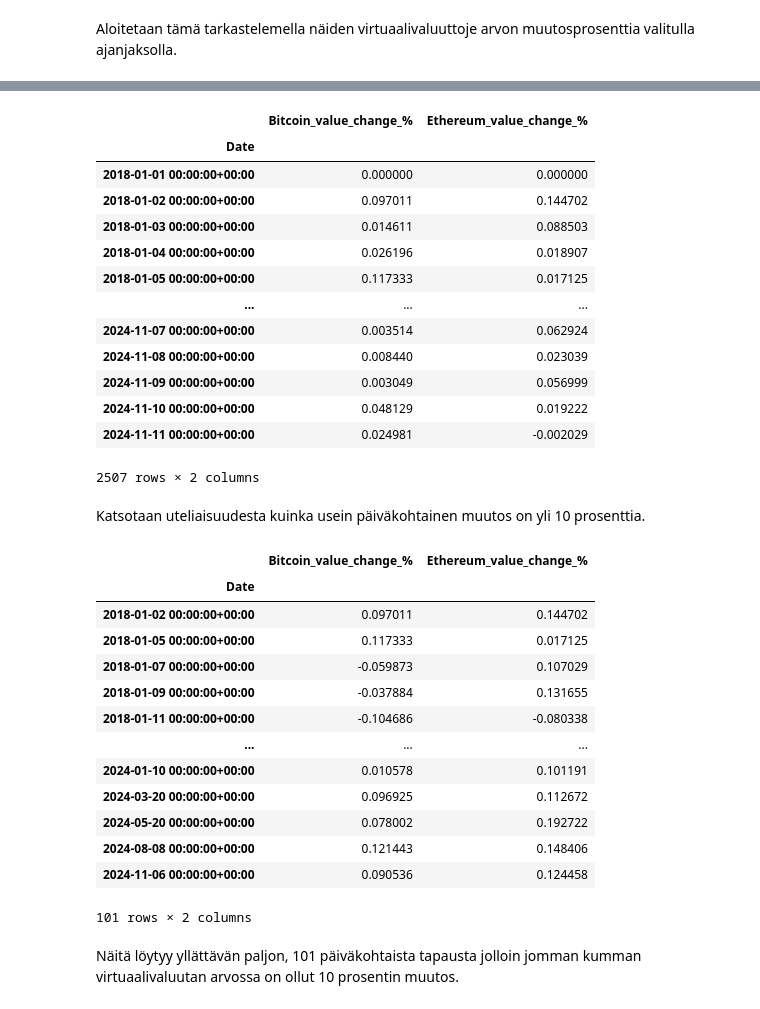
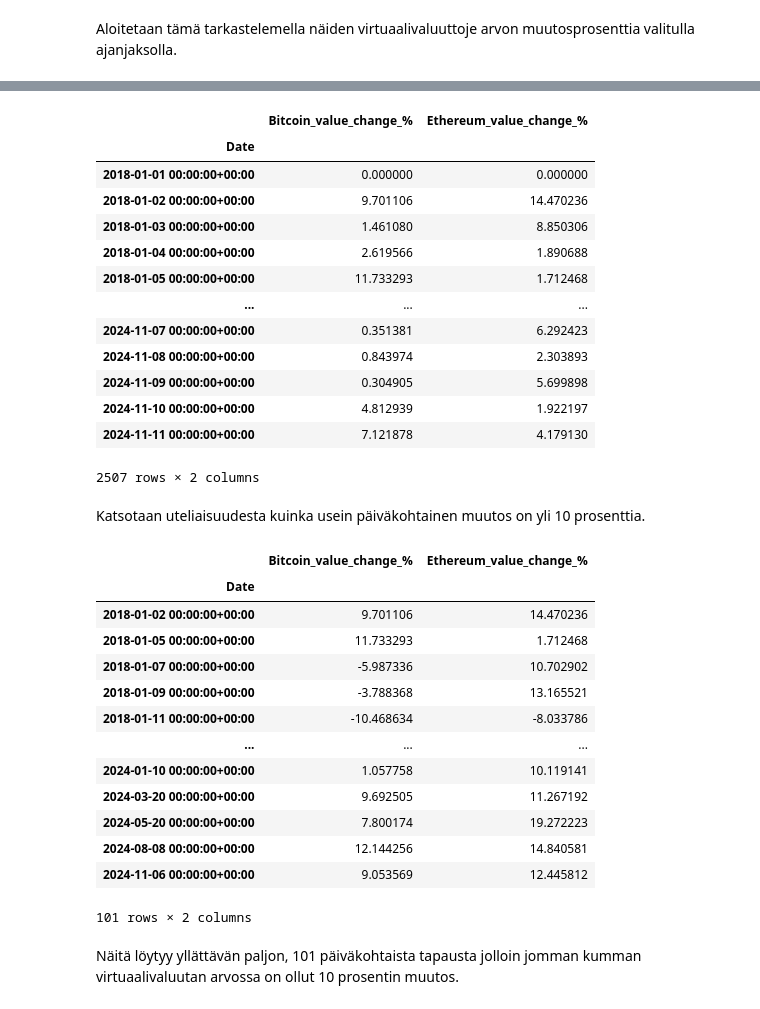
Before and after one commit to TatuE/Data_analytics, a Jupyter notebook: assignment_2/Tehtava_2_aikasarjat.ipynb, the cells around one changed output, grey strips where cells are left out. Drawn from its saved outputs; the diff is of its cells as text; code cells hidden in the pictures.

```diff
--- a/assignment_2/Tehtava_2_aikasarjat.ipynb
+++ b/assignment_2/Tehtava_2_aikasarjat.ipynb
@@ -231,8 +231,10 @@ Aloitetaan tämä tarkastelemella näiden virtuaalivaluuttoje  arvon muutosprose
 # Tehdään taulukkoon oma sarake päiväkohtaiselle muutosprosentille.
 # Otetaan arvonmuutos päivän päätöshinnan mukaan.
 
-bitcoin_d['Bitcoin_value_change_%'] = bitcoin_d['Close'].pct_change()
-ethereum_d['Ethereum_value_change_%'] = ethereum_d['Close'].pct_change()
+# kerrotaan prosenttiluku 100, jotta sitä on helpompi katsella ja tarkastella.
+
+bitcoin_d['Bitcoin_value_change_%'] = (bitcoin_d['Close'].pct_change()*100)
+ethereum_d['Ethereum_value_change_%'] = (ethereum_d['Close'].pct_change()*100)
 
 # Tarkastetaan muutos mutta otetaan vain ensimmäiset viisi riviä.
 bitcoin_d.head()
@@ -267,35 +269,35 @@ value_changes
 |  | Bitcoin_value_change_% | Ethereum_value_change_% |
 | Date |  |  |
 | 2018-01-01 00:00:00+00:00 | 0.000000 | 0.000000 |
-| 2018-01-02 00:00:00+00:00 | 0.097011 | 0.144702 |
-| 2018-01-03 00:00:00+00:00 | 0.014611 | 0.088503 |
-| 2018-01-04 00:00:00+00:00 | 0.026196 | 0.018907 |
-| 2018-01-05 00:00:00+00:00 | 0.117333 | 0.017125 |
+| 2018-01-02 00:00:00+00:00 | 9.701106 | 14.470236 |
+| 2018-01-03 00:00:00+00:00 | 1.461080 | 8.850306 |
+| 2018-01-04 00:00:00+00:00 | 2.619566 | 1.890688 |
+| 2018-01-05 00:00:00+00:00 | 11.733293 | 1.712468 |
 | ... | ... | ... |
-| 2024-11-07 00:00:00+00:00 | 0.003514 | 0.062924 |
-| 2024-11-08 00:00:00+00:00 | 0.008440 | 0.023039 |
-| 2024-11-09 00:00:00+00:00 | 0.003049 | 0.056999 |
-| 2024-11-10 00:00:00+00:00 | 0.048129 | 0.019222 |
-| 2024-11-11 00:00:00+00:00 | 0.024981 | -0.002029 |
+| 2024-11-07 00:00:00+00:00 | 0.351381 | 6.292423 |
+| 2024-11-08 00:00:00+00:00 | 0.843974 | 2.303893 |
+| 2024-11-09 00:00:00+00:00 | 0.304905 | 5.699898 |
+| 2024-11-10 00:00:00+00:00 | 4.812939 | 1.922197 |
+| 2024-11-11 00:00:00+00:00 | 7.121878 | 4.179130 |
 2507 rows × 2 columns
 # %% [markdown]
 Katsotaan uteliaisuudesta kuinka usein päiväkohtainen muutos on yli 10 prosenttia.
 # %%
-value_changes[(abs(value_changes['Bitcoin_value_change_%']) >0.10) | abs(value_changes['Ethereum_value_change_%'] > 0.10)]
+value_changes[(abs(value_changes['Bitcoin_value_change_%']) >10) | abs(value_changes['Ethereum_value_change_%'] > 10)]
 # %% [output]
 |  | Bitcoin_value_change_% | Ethereum_value_change_% |
 | Date |  |  |
-| 2018-01-02 00:00:00+00:00 | 0.097011 | 0.144702 |
-| 2018-01-05 00:00:00+00:00 | 0.117333 | 0.017125 |
-| 2018-01-07 00:00:00+00:00 | -0.059873 | 0.107029 |
-| 2018-01-09 00:00:00+00:00 | -0.037884 | 0.131655 |
-| 2018-01-11 00:00:00+00:00 | -0.104686 | -0.080338 |
+| 2018-01-02 00:00:00+00:00 | 9.701106 | 14.470236 |
+| 2018-01-05 00:00:00+00:00 | 11.733293 | 1.712468 |
+| 2018-01-07 00:00:00+00:00 | -5.987336 | 10.702902 |
+| 2018-01-09 00:00:00+00:00 | -3.788368 | 13.165521 |
+| 2018-01-11 00:00:00+00:00 | -10.468634 | -8.033786 |
 | ... | ... | ... |
-| 2024-01-10 00:00:00+00:00 | 0.010578 | 0.101191 |
-| 2024-03-20 00:00:00+00:00 | 0.096925 | 0.112672 |
-| 2024-05-20 00:00:00+00:00 | 0.078002 | 0.192722 |
-| 2024-08-08 00:00:00+00:00 | 0.121443 | 0.148406 |
-| 2024-11-06 00:00:00+00:00 | 0.090536 | 0.124458 |
+| 2024-01-10 00:00:00+00:00 | 1.057758 | 10.119141 |
+| 2024-03-20 00:00:00+00:00 | 9.692505 | 11.267192 |
+| 2024-05-20 00:00:00+00:00 | 7.800174 | 19.272223 |
+| 2024-08-08 00:00:00+00:00 | 12.144256 | 14.840581 |
+| 2024-11-06 00:00:00+00:00 | 9.053569 | 12.445812 |
 101 rows × 2 columns
 # %% [markdown]
 Näitä löytyy yllättävän paljon, 101 päiväkohtaista tapausta jolloin jomman kumman virtuaalivaluutan arvossa on ollut 10 prosentin muutos.
```
Also changed, not shown: parts of 19 cells of this notebook, 1 other file.
